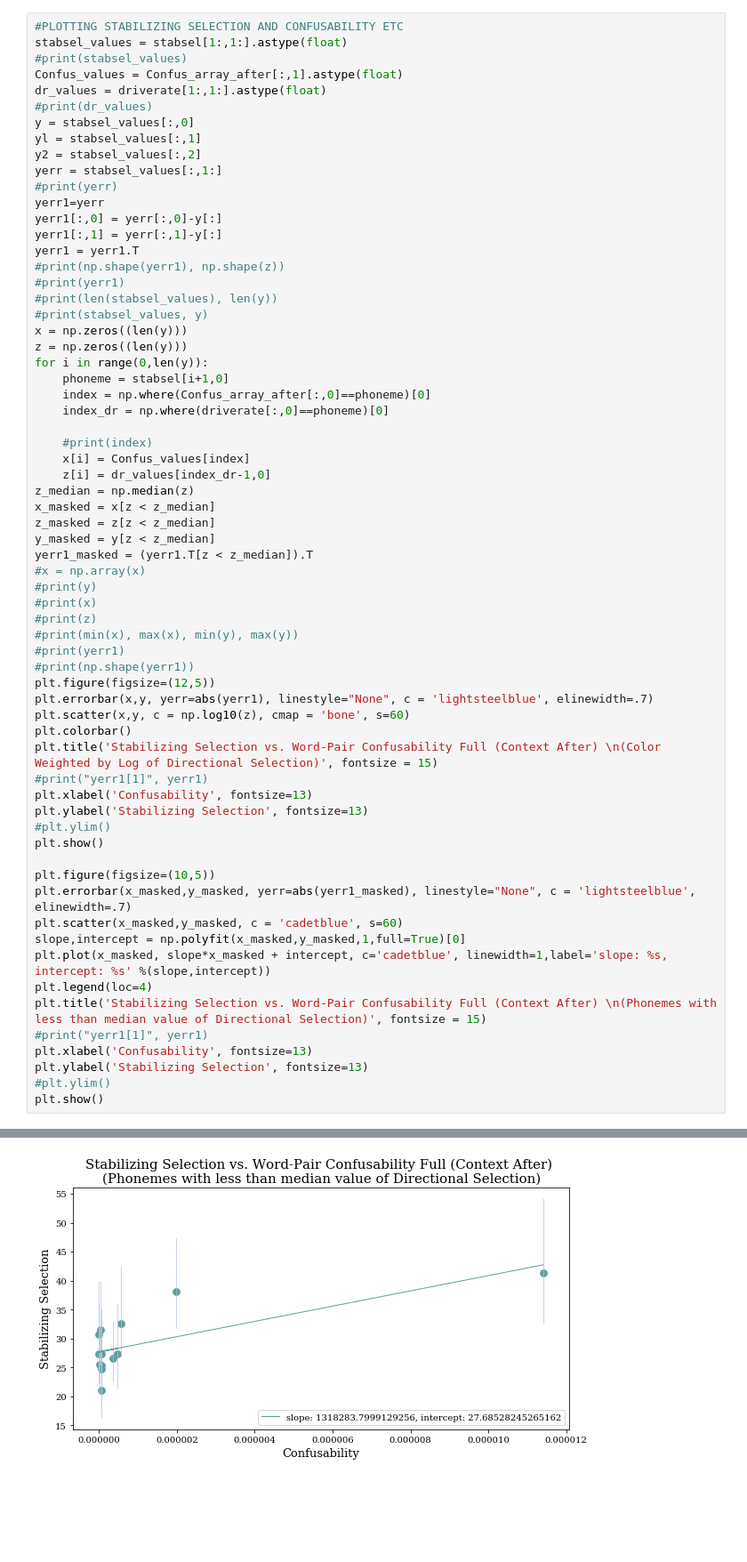
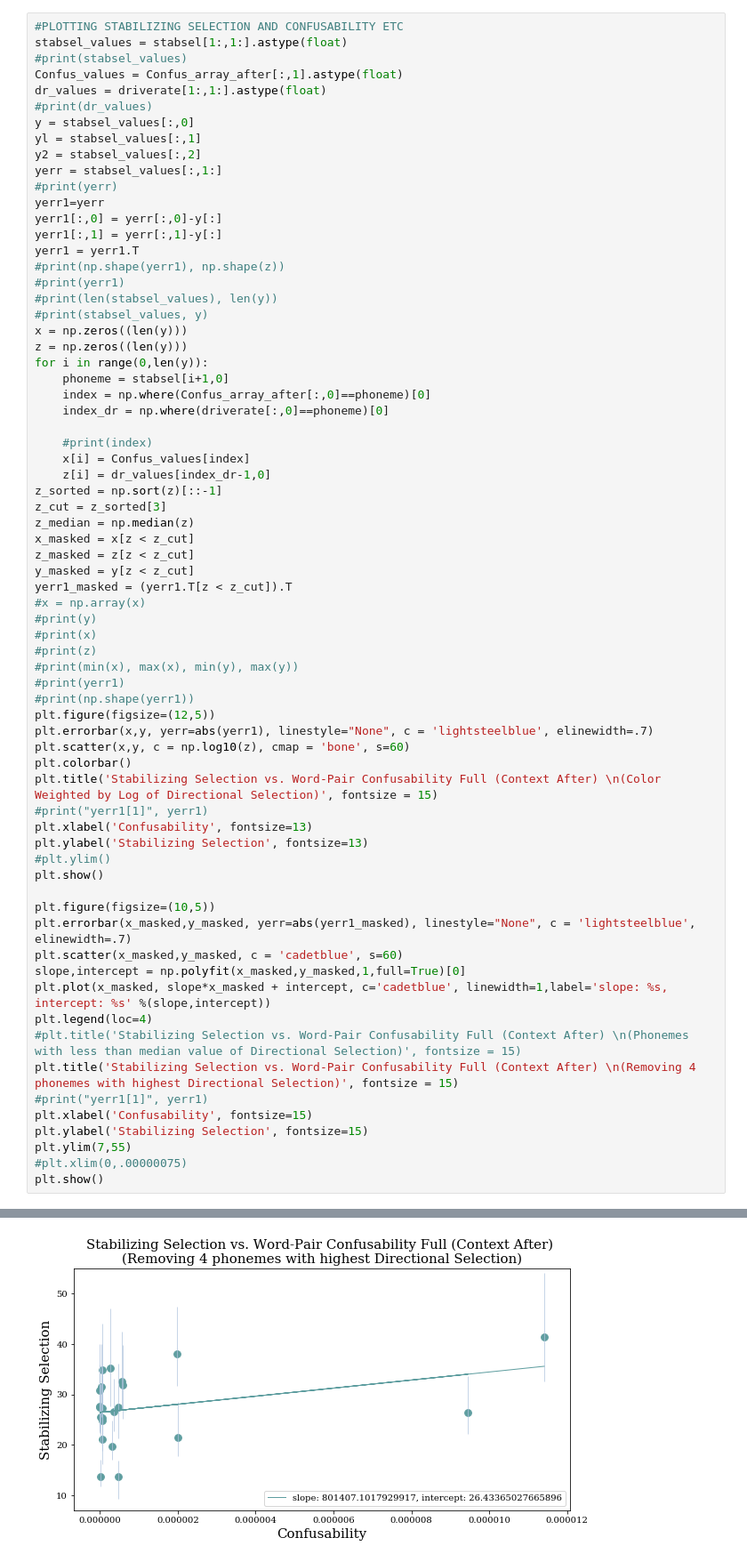
Before and after one commit to tdacunha/LING_Research, a Jupyter notebook: Confus_WP_Analysis.ipynb, the cells around one changed output, grey strips where cells are left out. Shown at 89% size. Drawn from its saved outputs; the diff is of its cells as text; blank space fills up the shorter version.

```diff
--- a/Confus_WP_Analysis.ipynb
+++ b/Confus_WP_Analysis.ipynb
@@ -239,41 +241,45 @@ for i in range(0,len(y)):
     #print(index)
     x[i] = Confus_values[index]
     z[i] = dr_values[index_dr-1,0]
+z_sorted = np.sort(z)[::-1]
+z_cut = z_sorted[3]
 z_median = np.median(z)
-x_masked = x[z < z_median]
-z_masked = z[z < z_median]
-y_masked = y[z < z_median]
-yerr1_masked = (yerr1.T[z < z_median]).T
+x_masked = x[z < z_cut]
+z_masked = z[z < z_cut]
+y_masked = y[z < z_cut]
+yerr1_masked = (yerr1.T[z < z_cut]).T
 #x = np.array(x)
 #print(y)
 #print(x)
 #print(z)
 #print(min(x), max(x), min(y), max(y))
 #print(yerr1)
 #print(np.shape(yerr1))
 plt.figure(figsize=(12,5))
 plt.errorbar(x,y, yerr=abs(yerr1), linestyle="None", c = 'lightsteelblue', elinewidth=.7)
 plt.scatter(x,y, c = np.log10(z), cmap = 'bone', s=60)
 plt.colorbar()
 plt.title('Stabilizing Selection vs. Word-Pair Confusability Full (Context After) \n(Color Weighted by Log of Directional Selection)', fontsize = 15)
 #print("yerr1[1]", yerr1)
 plt.xlabel('Confusability', fontsize=13)
 plt.ylabel('Stabilizing Selection', fontsize=13)
 #plt.ylim()
 plt.show()
 
 plt.figure(figsize=(10,5))
 plt.errorbar(x_masked,y_masked, yerr=abs(yerr1_masked), linestyle="None", c = 'lightsteelblue', elinewidth=.7)
 plt.scatter(x_masked,y_masked, c = 'cadetblue', s=60)
 slope,intercept = np.polyfit(x_masked,y_masked,1,full=True)[0]
 plt.plot(x_masked, slope*x_masked + intercept, c='cadetblue', linewidth=1,label='slope: %s, intercept: %s' %(slope,intercept))
 plt.legend(loc=4)
-plt.title('Stabilizing Selection vs. Word-Pair Confusability Full (Context After) \n(Phonemes with less than median value of Directional Selection)', fontsize = 15)
+#plt.title('Stabilizing Selection vs. Word-Pair Confusability Full (Context After) \n(Phonemes with less than median value of Directional Selection)', fontsize = 15)
+plt.title('Stabilizing Selection vs. Word-Pair Confusability Full (Context After) \n(Removing 4 phonemes with highest Directional Selection)', fontsize = 15)
 #print("yerr1[1]", yerr1)
-plt.xlabel('Confusability', fontsize=13)
-plt.ylabel('Stabilizing Selection', fontsize=13)
-#plt.ylim()
+plt.xlabel('Confusability', fontsize=15)
+plt.ylabel('Stabilizing Selection', fontsize=15)
+plt.ylim(7,55)
+#plt.xlim(0,.00000075)
 plt.show()
 # %% [output]
 [figure]
-[figure, old version]
+[figure, new version]
```
Also changed, not shown: parts of 5 cells of this notebook.
